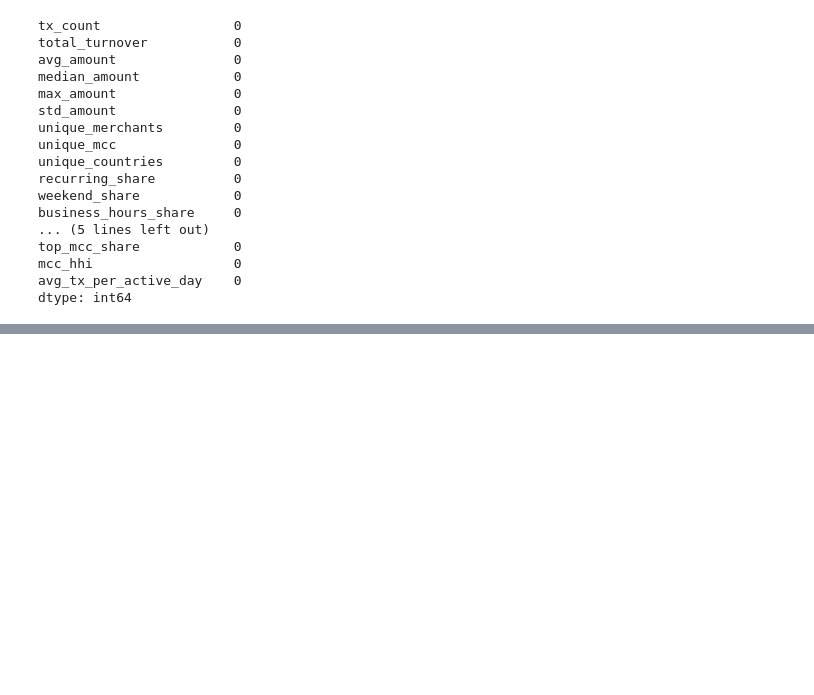
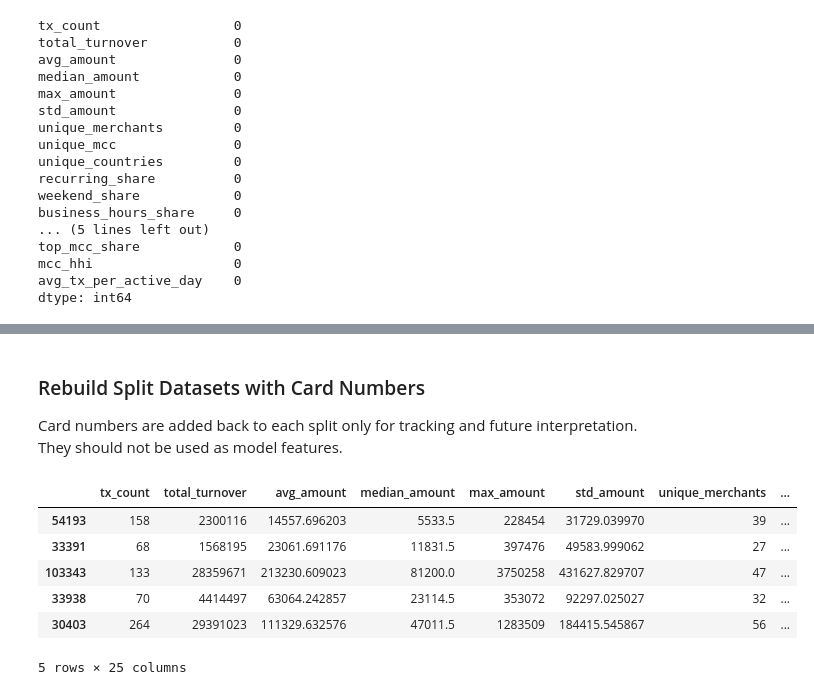
Before and after one commit to SabinaTolkynbekova/MDQ_DSProject, a Jupyter notebook: task.ipynb, the cells around one changed output, grey strips where cells are left out. Saved outputs shown, nothing was run; the diff lists cells and outputs as text; code cells hidden in the pictures; blank space fills up the shorter version.

```diff
--- a/task.ipynb
+++ b/task.ipynb
@@ -1694,14 +1700,23 @@ A stratified split is used to preserve the original class distribution in both s
 # %%
-from sklearn.model_selection import train_test_split
-
-X_train, X_test, y_train, y_test = train_test_split(
+X_train_full, X_test, y_train_full, y_test, card_train_full, card_test = train_test_split(
     X,
     y,
-    test_size=0.2,
+    card_ids,
+    test_size=0.15,
     random_state=42,
     stratify=y
 )
 
-print("Train shape:", X_train.shape)
-print("Test shape:", X_test.shape)
+X_train, X_val, y_train, y_val, card_train, card_val = train_test_split(
+    X_train_full,
+    y_train_full,
+    card_train_full,
+    test_size=0.1765,
+    random_state=42,
+    stratify=y_train_full
+)
+
+print("Train:", X_train.shape)
+print("Validation:", X_val.shape)
+print("Test:", X_test.shape)
 # %% [output]
@@ -1726,0 +1774,27 @@ plt.show()
+# %% [markdown]
+### Rebuild Split Datasets with Card Numbers
+
+Card numbers are added back to each split only for tracking and future interpretation.
+They should not be used as model features.
+# %%
+train_df = X_train.copy()
+train_df["target"] = y_train.values
+train_df["card_number"] = card_train.values
+
+val_df = X_val.copy()
+val_df["target"] = y_val.values
+val_df["card_number"] = card_val.values
+
+test_df = X_test.copy()
+test_df["target"] = y_test.values
+test_df["card_number"] = card_test.values
+
+train_df.head()
+# %% [output]
+|  | tx_count | total_turnover | avg_amount | median_amount | max_amount | std_amount | unique_merchants | ... |
+| 54193 | 158 | 2300116 | 14557.696203 | 5533.5 | 228454 | 31729.039970 | 39 | ... |
+| 33391 | 68 | 1568195 | 23061.691176 | 11831.5 | 397476 | 49583.999062 | 27 | ... |
+| 103343 | 133 | 28359671 | 213230.609023 | 81200.0 | 3750258 | 431627.829707 | 47 | ... |
+| 33938 | 70 | 4414497 | 63064.242857 | 23114.5 | 353072 | 92297.025027 | 32 | ... |
+| 30403 | 264 | 29391023 | 111329.632576 | 47011.5 | 1283509 | 184415.545867 | 56 | ... |
+5 rows × 25 columns
```
Also changed, not shown: parts of 11 cells of this notebook.
